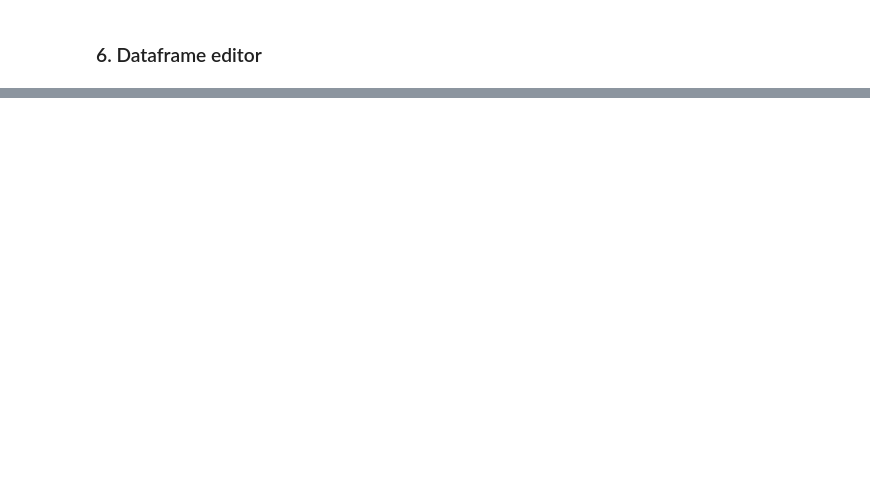
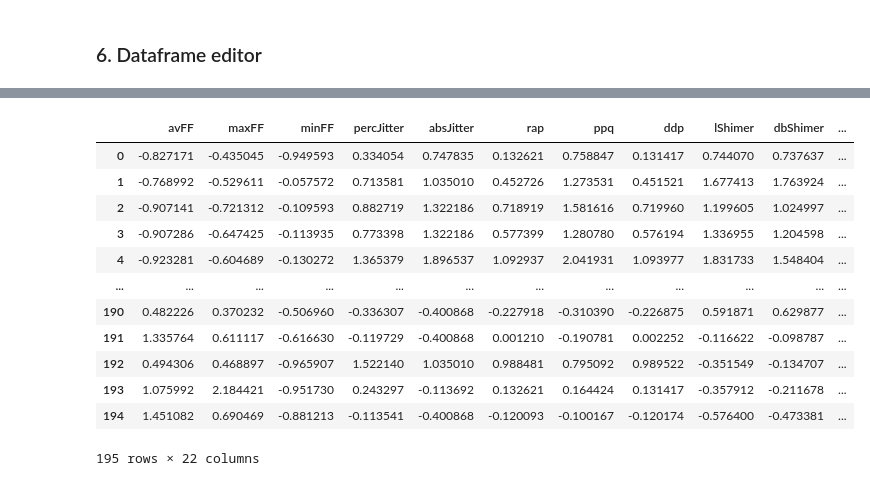
Before and after one commit to eliassanz01/LABSP, a Jupyter notebook: Collaborative coding.ipynb, the cells around one changed output, grey strips where cells are left out. Drawn from its saved outputs; the diff is of its cells as text; code cells hidden in the pictures; blank space fills up the shorter version.

```diff
--- a/Collaborative coding.ipynb
+++ b/Collaborative coding.ipynb
@@ -149,0 +157,19 @@ KeyError: 'subject_id'
+# %%
+df_zscore=normalize(renamed_df,0)
+df_minmax=normalize(renamed_df,1)
+# %%
+df_zscore
+# %% [output]
+|  | avFF | maxFF | minFF | percJitter | absJitter | rap | ppq | ddp | lShimer | dbShimer | ... |
+| 0 | -0.827171 | -0.435045 | -0.949593 | 0.334054 | 0.747835 | 0.132621 | 0.758847 | 0.131417 | 0.744070 | 0.737637 | ... |
+| 1 | -0.768992 | -0.529611 | -0.057572 | 0.713581 | 1.035010 | 0.452726 | 1.273531 | 0.451521 | 1.677413 | 1.763924 | ... |
+| 2 | -0.907141 | -0.721312 | -0.109593 | 0.882719 | 1.322186 | 0.718919 | 1.581616 | 0.719960 | 1.199605 | 1.024997 | ... |
+| 3 | -0.907286 | -0.647425 | -0.113935 | 0.773398 | 1.322186 | 0.577399 | 1.280780 | 0.576194 | 1.336955 | 1.204598 | ... |
+| 4 | -0.923281 | -0.604689 | -0.130272 | 1.365379 | 1.896537 | 1.092937 | 2.041931 | 1.093977 | 1.831733 | 1.548404 | ... |
+| ... | ... | ... | ... | ... | ... | ... | ... | ... | ... | ... | ... |
+| 190 | 0.482226 | 0.370232 | -0.506960 | -0.336307 | -0.400868 | -0.227918 | -0.310390 | -0.226875 | 0.591871 | 0.629877 | ... |
+| 191 | 1.335764 | 0.611117 | -0.616630 | -0.119729 | -0.400868 | 0.001210 | -0.190781 | 0.002252 | -0.116622 | -0.098787 | ... |
+| 192 | 0.494306 | 0.468897 | -0.965907 | 1.522140 | 1.035010 | 0.988481 | 0.795092 | 0.989522 | -0.351549 | -0.134707 | ... |
+| 193 | 1.075992 | 2.184421 | -0.951730 | 0.243297 | -0.113692 | 0.132621 | 0.164424 | 0.131417 | -0.357912 | -0.211678 | ... |
+| 194 | 1.451082 | 0.690469 | -0.881213 | -0.113541 | -0.400868 | -0.120093 | -0.100167 | -0.120174 | -0.576400 | -0.473381 | ... |
+195 rows × 22 columns
```
Also changed, not shown: parts of 4 cells of this notebook.
